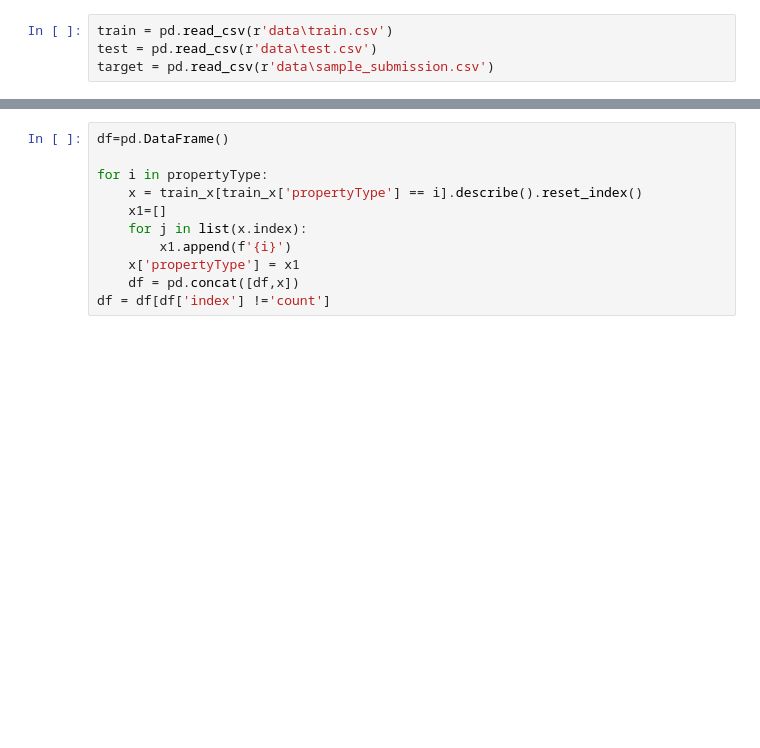
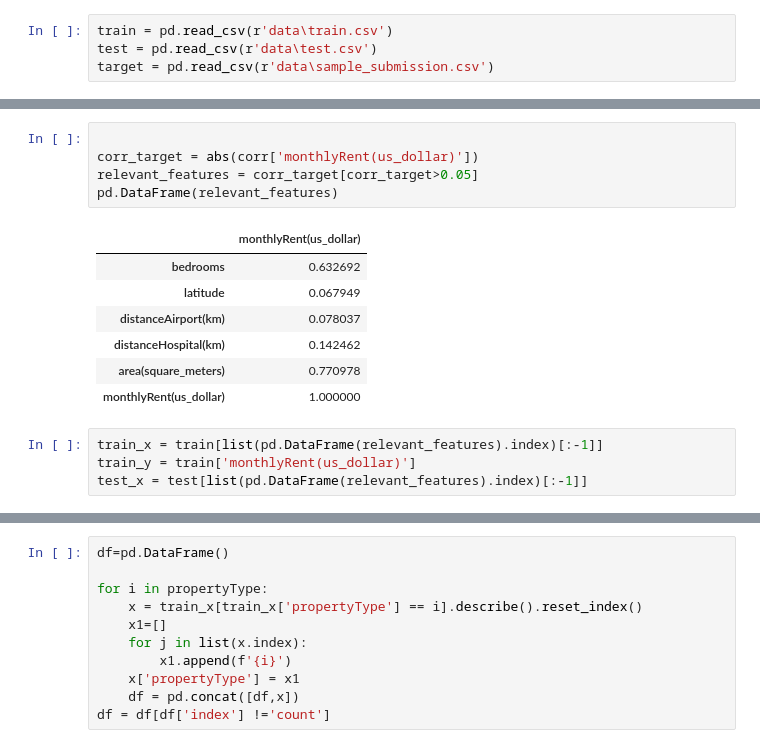
Before and after one commit to sarcomaXD/wellknown, a Jupyter notebook: house/jk.ipynb, the cells around one changed output, grey strips where cells are left out. Saved outputs shown, nothing was run; the diff lists cells and outputs as text; blank space fills up the shorter version.

```diff
--- a/house/jk.ipynb
+++ b/house/jk.ipynb
@@ -44 +58,18 @@ array(['Apartment', 'Independent Floor', 'Independent House', 'Villa'],
+# %%
+
+corr_target = abs(corr['monthlyRent(us_dollar)'])
+relevant_features = corr_target[corr_target>0.05]
+pd.DataFrame(relevant_features)
+# %% [output]
+|  | monthlyRent(us_dollar) |
+| bedrooms | 0.632692 |
+| latitude | 0.067949 |
+| distanceAirport(km) | 0.078037 |
+| distanceHospital(km) | 0.142462 |
+| area(square_meters) | 0.770978 |
+| monthlyRent(us_dollar) | 1.000000 |
+# %%
+train_x = train[list(pd.DataFrame(relevant_features).index)[:-1]]
+train_y = train['monthlyRent(us_dollar)']
+test_x = test[list(pd.DataFrame(relevant_features).index)[:-1]]
 # %%
```
Also changed, not shown: parts of 7 cells of this notebook.
